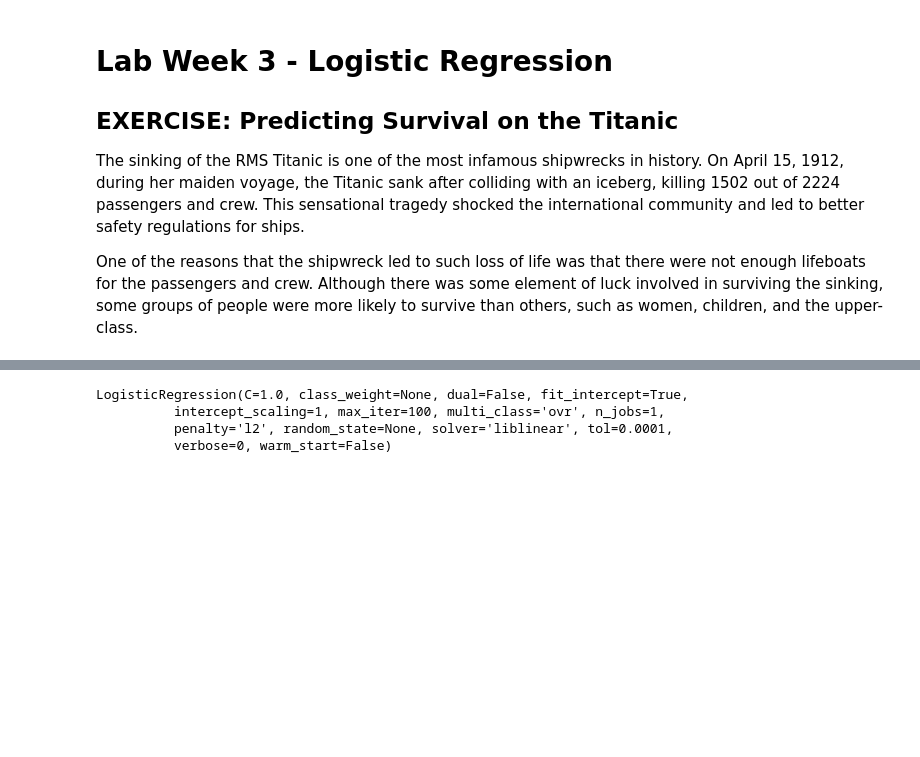
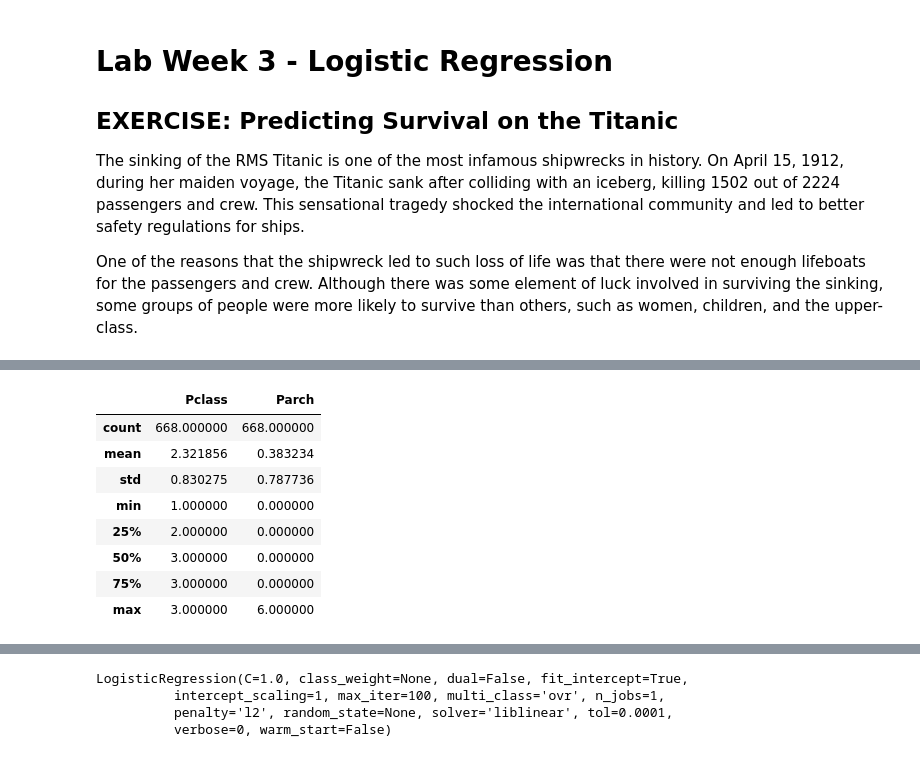
Before and after one commit to jamescmlai/DAT11_JL, a Jupyter notebook: lessons/lesson-05/lab/Lab4a_Logistic_Regression_Titanic.ipynb, the cells around one changed output, grey strips where cells are left out. Cells and saved outputs as stored; diff of their text form; code cells hidden in the pictures; blank space fills up the shorter version.

```diff
--- a/lessons/lesson-05/lab/Lab4a_Logistic_Regression_Titanic.ipynb
+++ b/lessons/lesson-05/lab/Lab4a_Logistic_Regression_Titanic.ipynb
@@ -38,3 +29,15 @@ y = titanic.Survived
 # TASK 3: split the data into training and testing sets
 from sklearn.cross_validation import train_test_split
 X_train, X_test, y_train, y_test = train_test_split(X, y, random_state=1)
+# %%
+X_train.describe()
+# %% [output]
+|  | Pclass | Parch |
+| count | 668.000000 | 668.000000 |
+| mean | 2.321856 | 0.383234 |
+| std | 0.830275 | 0.787736 |
+| min | 1.000000 | 0.000000 |
+| 25% | 2.000000 | 0.000000 |
+| 50% | 3.000000 | 0.000000 |
+| 75% | 3.000000 | 0.000000 |
+| max | 3.000000 | 6.000000 |
```
Also changed, not shown: parts of 20 cells of this notebook.
